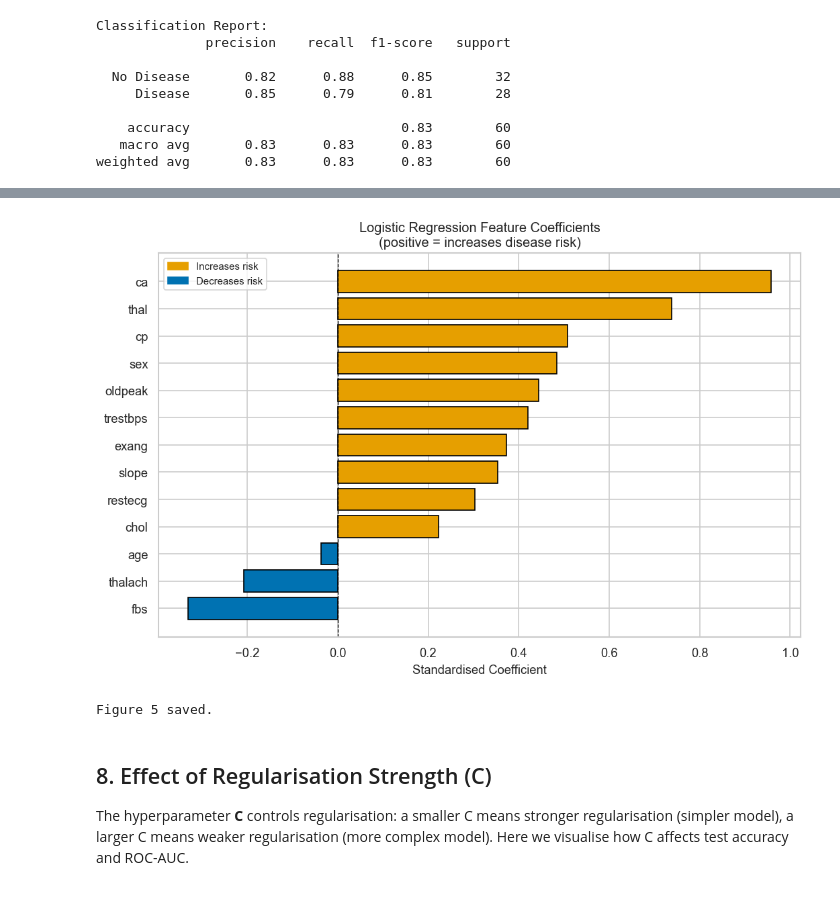
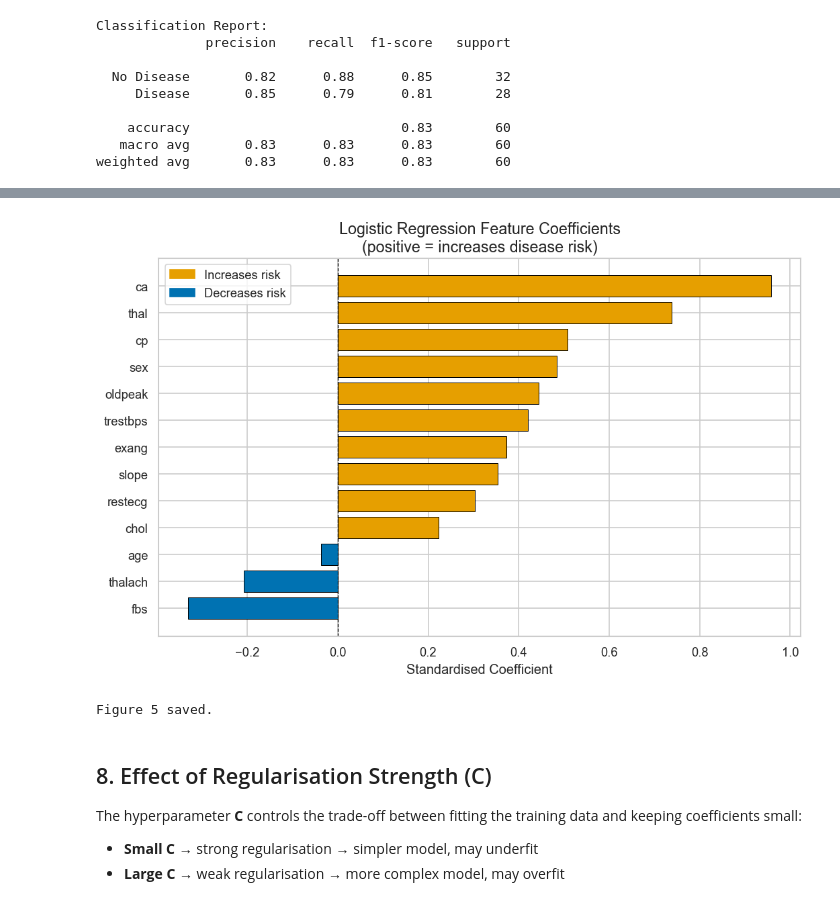
Before and after one commit to mattmessie/Heart-Disease-Prediction-with-Logistic-Regression, a Jupyter notebook: heart_disease_logistic_regression.ipynb, the cells around one changed output, grey strips where cells are left out. Cells and saved outputs as stored; diff of their text form; code cells hidden in the pictures.

```diff
--- a/heart_disease_logistic_regression.ipynb
+++ b/heart_disease_logistic_regression.ipynb
@@ -25,5 +28,4 @@ In this tutorial, we apply Logistic Regression to predict the presence of heart
 # %%
-
 !pip install pandas numpy matplotlib seaborn scikit-learn ucimlrepo -q
 
 import pandas as pd
@@ -37,6 +39,8 @@ from ucimlrepo import fetch_ucirepo
 from sklearn.model_selection import train_test_split, cross_val_score
 from sklearn.preprocessing import StandardScaler
 from sklearn.linear_model import LogisticRegression
+from sklearn.ensemble import RandomForestClassifier
+from sklearn.svm import SVC
 from sklearn.metrics import (
     accuracy_score, classification_report, confusion_matrix,
     roc_auc_score, roc_curve, ConfusionMatrixDisplay
@@ -45,10 +49,20 @@ from sklearn.metrics import (
 import warnings
 warnings.filterwarnings('ignore')
 
-# Accessibility: use a colourblind-friendly palette throughout
+# Colourblind-safe palette (Wong 2011, Nature Methods)
 CB_PALETTE = ['#0072B2', '#E69F00', '#009E73', '#D55E00', '#CC79A7', '#56B4E9', '#F0E442']
 sns.set_theme(style='whitegrid', palette=CB_PALETTE)
-plt.rcParams['figure.dpi'] = 120
+
+# Enforce minimum 12pt font and consistent sizing across all figures
+plt.rcParams.update({
+    'figure.dpi':      120,
+    'font.size':       12,
+    'axes.titlesize':  14,
+    'axes.labelsize':  12,
+    'xtick.labelsize': 11,
+    'ytick.labelsize': 11,
+    'legend.fontsize': 11,
+})
 
 RANDOM_STATE = 42
 print('Libraries loaded successfully.')
@@ -309,32 +327,37 @@ Because we standardised our features, the magnitude of each coefficient reflects
 # %%
 coef_df = pd.DataFrame({
-    'Feature': X_clean.columns,
+    'Feature':     X_clean.columns,
     'Coefficient': model.coef_[0]
 }).sort_values('Coefficient')
 
+# Accessibility: two colourblind-safe colours + explicit legend labels
 colours = [CB_PALETTE[1] if c > 0 else CB_PALETTE[0] for c in coef_df['Coefficient']]
 
+# Figure 5: Feature coefficients
 fig, ax = plt.subplots(figsize=(9, 6))
-bars = ax.barh(coef_df['Feature'], coef_df['Coefficient'], color=colours, edgecolor='black')
+ax.barh(coef_df['Feature'], coef_df['Coefficient'],
+        color=colours, edgecolor='black', linewidth=0.6)
 ax.axvline(0, color='black', linewidth=0.8, linestyle='--')
-ax.set_xlabel('Standardised Coefficient', fontsize=11)
-ax.set_title('Logistic Regression Feature Coefficients\n(positive = increases disease risk)', fontsize=12)
+ax.set_xlabel('Standardised Coefficient')
+ax.set_title('Logistic Regression Feature Coefficients\n(positive = increases disease risk)')
 
 pos_patch = mpatches.Patch(color=CB_PALETTE[1], label='Increases risk')
 neg_patch = mpatches.Patch(color=CB_PALETTE[0], label='Decreases risk')
-ax.legend(handles=[pos_patch, neg_patch], fontsize=9)
+ax.legend(handles=[pos_patch, neg_patch])
 
 plt.tight_layout()
 plt.savefig('fig5_feature_coefficients.png', bbox_inches='tight')
 plt.show()
 print('Figure 5 saved.')
 # %% [output]
-[figure, old version]
+[figure, new version]
 Figure 5 saved.
 # %% [markdown]
 ## 8. Effect of Regularisation Strength (C)
 
-The hyperparameter **C** controls regularisation: a smaller C means stronger regularisation (simpler model), a larger C means weaker regularisation (more complex model). Here we visualise how C affects test accuracy and ROC-AUC.
+The hyperparameter **C** controls the trade-off between fitting the training data and keeping coefficients small:
+- **Small C** → strong regularisation → simpler model, may underfit
+- **Large C** → weak regularisation → more complex model, may overfit
 # %%
 C_values = np.logspace(-3, 3, 30)
 accuracies, aucs = [], []
```
Also changed, not shown: parts of 24 cells of this notebook.
